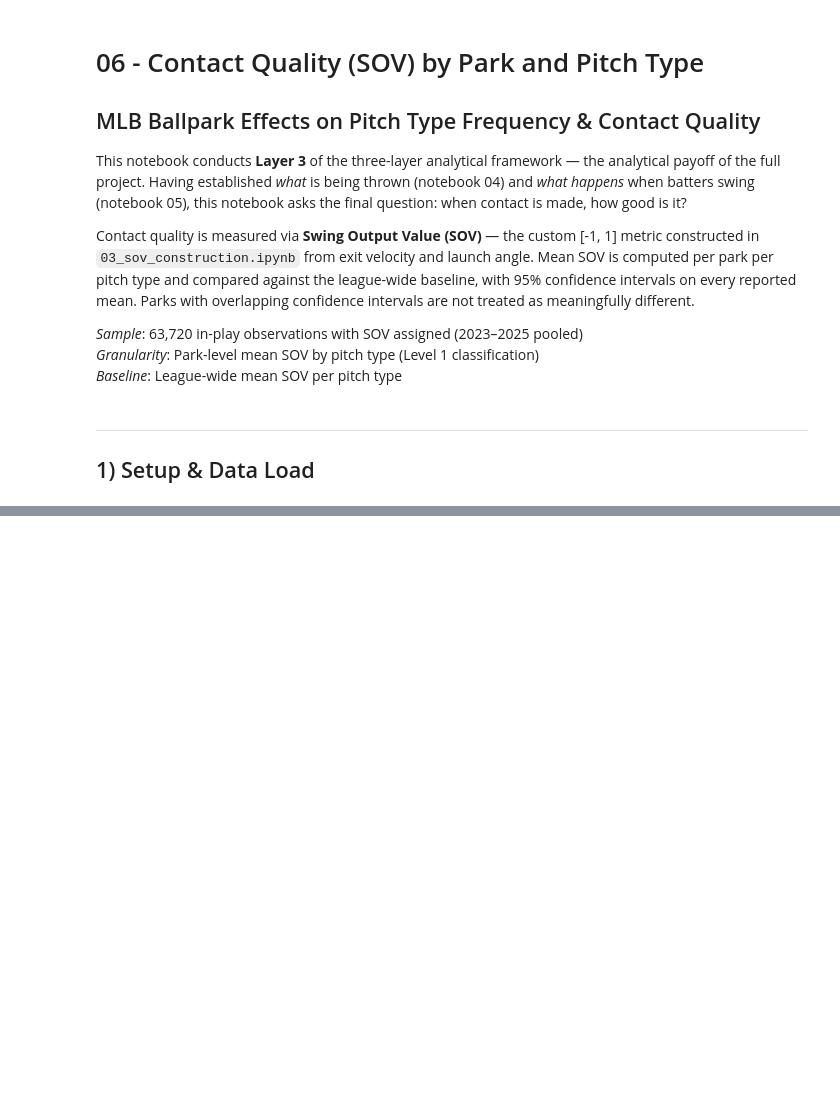
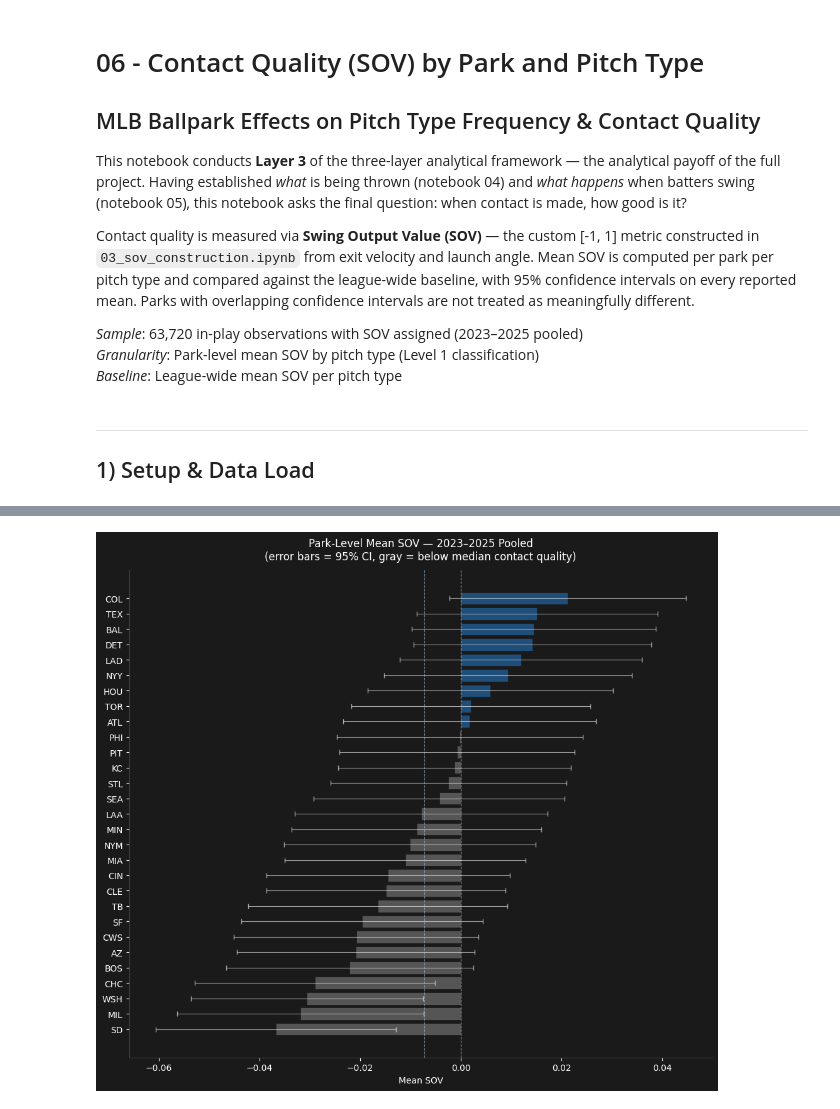
Before and after one commit to brycemgelarden/MLB_Ballpark_Factor_Analysis, a Jupyter notebook: notebooks/06_contact_quality_by_pitch.ipynb, the cells around one changed output, grey strips where cells are left out. Drawn from its saved outputs; the diff is of its cells as text; code cells hidden in the pictures; blank space fills up the shorter version.

```diff
--- a/notebooks/06_contact_quality_by_pitch.ipynb
+++ b/notebooks/06_contact_quality_by_pitch.ipynb
@@ -24,0 +176,14 @@ ___
+# %%
+# Park-Level Mean SOV Overall Calculation
+
+park_sov_overall = (
+    df_sov.groupby("home_team")["sov"]
+    .agg(n="count", mean_sov="mean", std_sov="std")
+)
+
+park_sov_overall["ci_95"]    = 1.96 * park_sov_overall["std_sov"] / np.sqrt(park_sov_overall["n"])
+park_sov_overall["ci_lower"] = park_sov_overall["mean_sov"] - park_sov_overall["ci_95"]
+park_sov_overall["ci_upper"] = park_sov_overall["mean_sov"] + park_sov_overall["ci_95"]
+
+print("Park-Level Mean SOV — Overall  (n per park ≈ 2,200)\n")
+print(park_sov_overall.sort_values("mean_sov", ascending=False).round(4).to_string())
@@ -24,0 +208,37 @@ ___
+# %%
+# Visualized Park-Level SOV
+
+sov_sorted = park_sov_overall.sort_values("mean_sov", ascending=True)
+
+fig, ax = plt.subplots(figsize=(10, 9))
+
+colors = [COLORS["Fastball"] if v > 0 else "#555555" for v in sov_sorted["mean_sov"]]
+
+ax.barh(
+    sov_sorted.index,
+    sov_sorted["mean_sov"],
+    xerr=sov_sorted["ci_95"],
+    color=colors,
+    edgecolor="#1a1a1a",
+    linewidth=0.5,
+    error_kw=dict(ecolor="white", capsize=3, linewidth=0.8, alpha=0.6),
+)
+
+ax.axvline(0, color="white", linewidth=0.8, linestyle="--", alpha=0.6)
+ax.axvline(league_sov_overall, color=COLORS["reference"],
+           linewidth=0.8, linestyle="--", alpha=0.6)
+
+ax.set_title("Park-Level Mean SOV — 2023–2025 Pooled\n(error bars = 95% CI, gray = below median contact quality)",
+             color="white", fontsize=12, pad=12)
+ax.set_xlabel("Mean SOV", color="white")
+
+ax.set_facecolor("#1a1a1a")
+fig.patch.set_facecolor("#1a1a1a")
+ax.tick_params(colors="white")
+ax.spines[["top", "right"]].set_visible(False)
+ax.spines[["left", "bottom"]].set_color("#444444")
+
+plt.tight_layout()
+plt.show()
+# %% [output]
+[figure, added]
```
Also changed, not shown: parts of 17 cells of this notebook.
